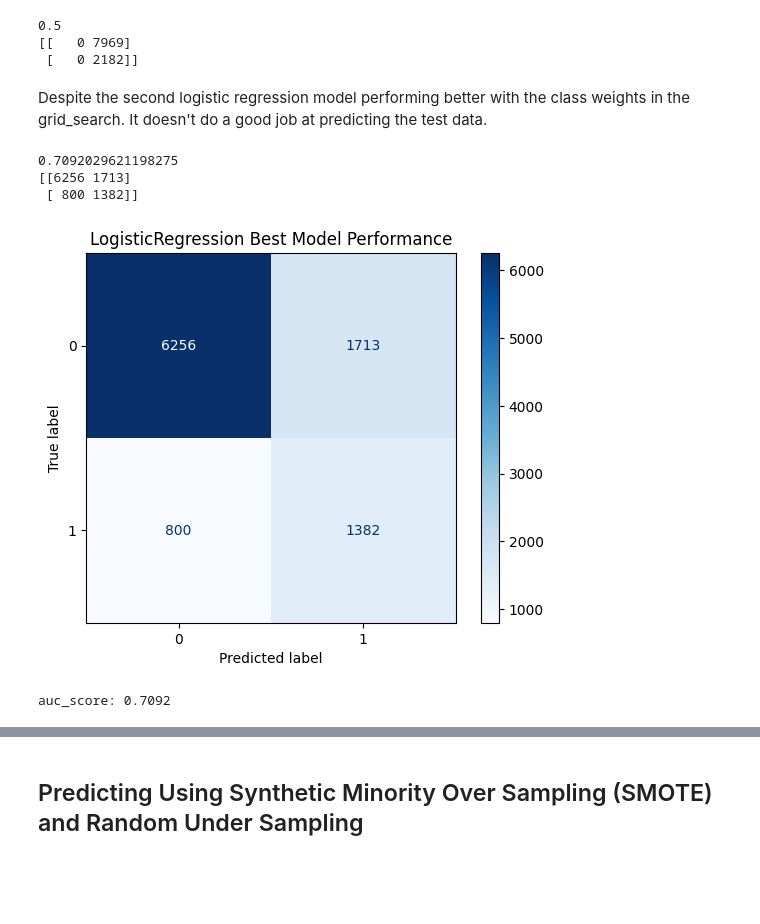
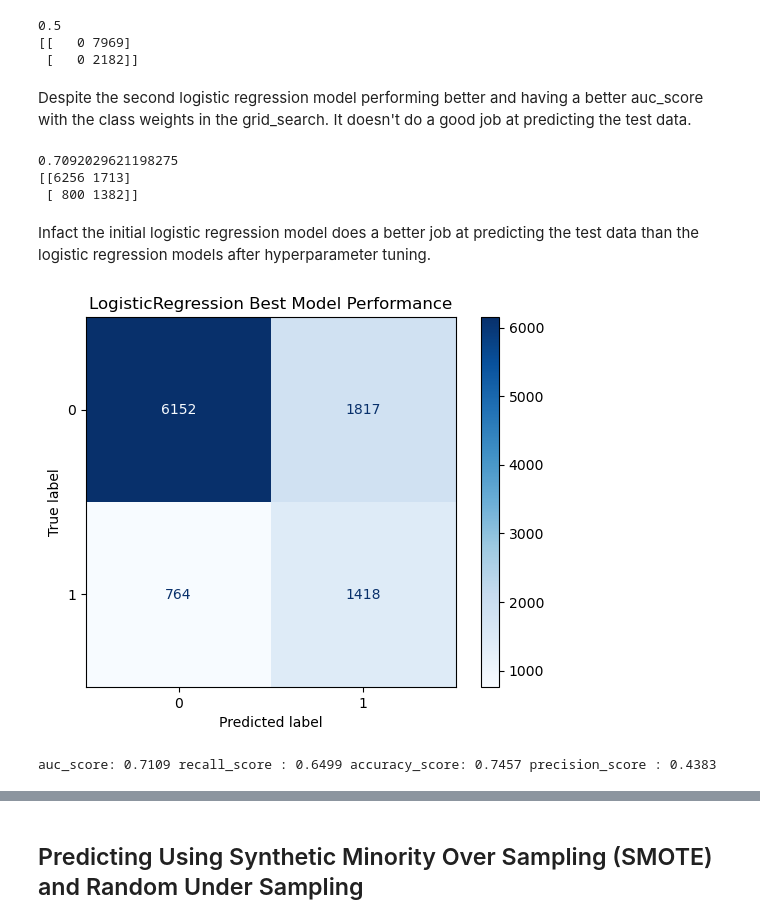
Before and after one commit to yickysan/Predicting-School-Bullying, a Jupyter notebook: notebook/model_training.ipynb, the cells around one changed output, grey strips where cells are left out. Saved outputs shown, nothing was run; the diff lists cells and outputs as text; code cells hidden in the pictures; blank space fills up the shorter version.

```diff
--- a/notebook/model_training.ipynb
+++ b/notebook/model_training.ipynb
@@ -102,8 +110,6 @@ bullying.shape
 # %%
 y = bullying["bullied_in_school"].astype("category").cat.codes
 X = bullying.copy().drop("bullied_in_school", axis=1)
-for col in X.select_dtypes(include=["object"]).columns:
-    X[col] = X[col].astype("category").cat.codes
 # %%
 y.value_counts(normalize=True)
 # %% [output]
@@ -113,5 +119,2 @@ Name: proportion, dtype: float64
 # %% [markdown]
 The data set is imbalanced with only 21% of the data being students that were bullied.
-# %%
-kbest = SelectKBest(chi2, k = "all")
-X = kbest.fit_transform(X, y)
@@ -127,0 +121,9 @@ X_train, X_test, y_train, y_test = train_test_split(X, y, test_size=0.2, random_
+# %%
+cat_cols = X.select_dtypes(include=["object"]).columns
+ohe = OneHotEncoder(sparse=False)
+
+col_transformer= ColumnTransformer([
+    ("cat", ohe, cat_cols)
+])
+
+X = col_transformer.fit_transform(X)
@@ -335,7 +354,7 @@ print(confusion_matrix(y_test, lgr_pred))
 [[   0 7969]
  [   0 2182]]
 # %% [markdown]
-Despite the second logistic regression model performing better with the class weights in the grid_search. It doesn't do a good job at predicting the test data.
+Despite the second logistic regression model performing better and having a better auc_score with the class weights in the grid_search. It doesn't do a good job at predicting the test data.
 # %%
 lgr_gridsearch.best_estimator_.fit(X_train, y_train)
 lgr_pred = lgr_gridsearch.best_estimator_.predict(X_test)
@@ -345,16 +364,25 @@ print(confusion_matrix(y_test, lgr_pred))
 0.7092029621198275
 [[6256 1713]
  [ 800 1382]]
+# %% [markdown]
+Infact the initial logistic regression model does a better job at predicting the test data than the logistic regression models after hyperparameter tuning.
+# %%
+log_model = models["logreg"]
+log_pred = log_model.predict(X_test)
 # %%
-lgr_model_plot = ConfusionMatrixDisplay(confusion_matrix(y_test, lgr_pred))
-lgr_model_plot.plot(cmap=plt.cm.Blues)
-lgr_model_plot.ax_.set_title("LogisticRegression Best Model Performance")
+log_model_plot = ConfusionMatrixDisplay(confusion_matrix(y_test, log_pred))
+log_model_plot.plot(cmap=plt.cm.Blues)
+log_model_plot.ax_.set_title("LogisticRegression Best Model Performance")
 plt.show()
 
 print(
-    "auc_score: %.4f" %roc_auc_score(y_test, lgr_pred)
+    "auc_score: %.4f" % roc_auc_score(y_test, log_pred),
+    "recall_score : %.4f" %recall_score(y_test, log_pred),
+    "accuracy_score: %.4f" % accuracy_score(y_test, log_pred),
+    "precision_score : %.4f" %precision_score(y_test, log_pred)
+
 )
 # %% [output]
-[figure, old version]
+[figure, new version]
-auc_score: 0.7092
+auc_score: 0.7109 recall_score : 0.6499 accuracy_score: 0.7457 precision_score : 0.4383
 # %% [markdown]
```
Also changed, not shown: parts of 41 cells of this notebook, 5 other files.
